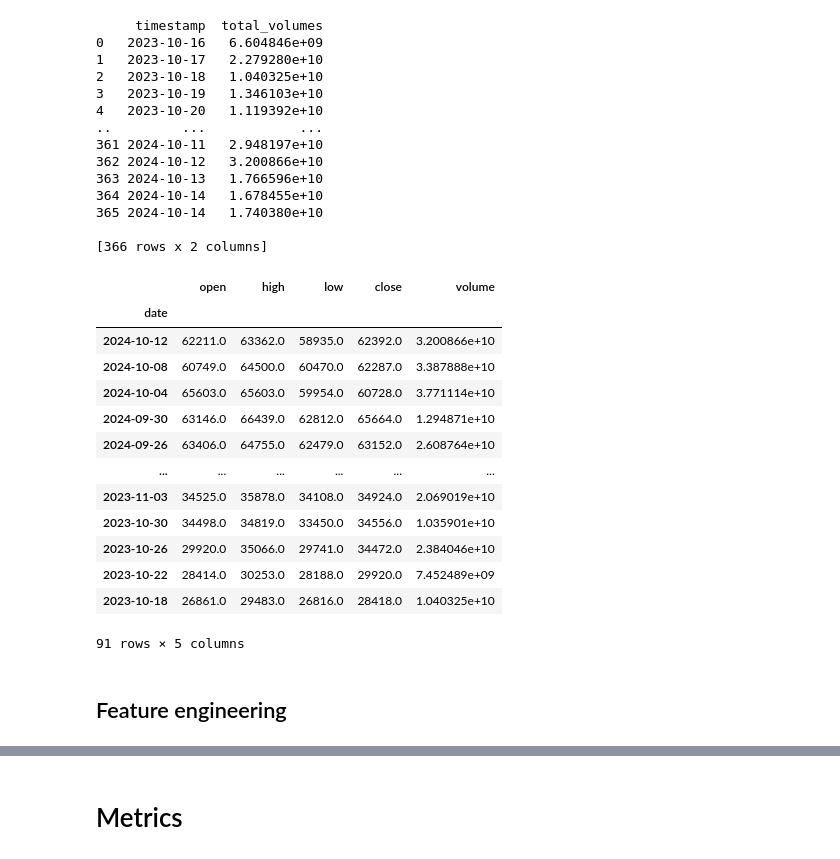
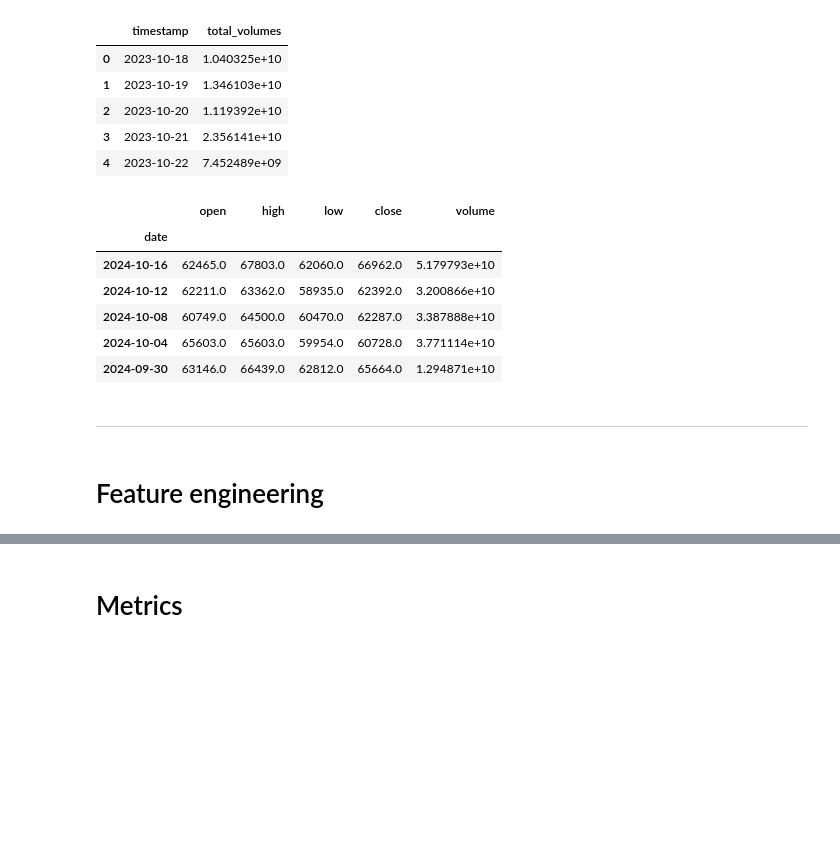
Before and after one commit to Matt-Nelipa/AlgoTrading_bot, a Jupyter notebook: coingecko_api_setup.ipynb, the cells around one changed output, grey strips where cells are left out. Saved outputs shown, nothing was run; the diff lists cells and outputs as text; code cells hidden in the pictures; blank space fills up the shorter version.

```diff
--- a/coingecko_api_setup.ipynb
+++ b/coingecko_api_setup.ipynb
@@ -86,42 +105,28 @@ df = pd.DataFrame(formatted_data, columns=['timestamp', 'prices', 'market_caps',
 df.timestamp = pd.to_datetime(df.timestamp)
 df = df.iloc[:, [0, -1]]
 # Выводим DataFrame
-print(df)
+df.head()
 # %% [output]
-     timestamp  total_volumes
-0   2023-10-16   6.604846e+09
-1   2023-10-17   2.279280e+10
-2   2023-10-18   1.040325e+10
-3   2023-10-19   1.346103e+10
-4   2023-10-20   1.119392e+10
-..         ...            ...
-361 2024-10-11   2.948197e+10
-362 2024-10-12   3.200866e+10
-363 2024-10-13   1.766596e+10
-364 2024-10-14   1.678455e+10
-365 2024-10-14   1.740380e+10
-
-[366 rows x 2 columns]
+|  | timestamp | total_volumes |
+| 0 | 2023-10-18 | 1.040325e+10 |
+| 1 | 2023-10-19 | 1.346103e+10 |
+| 2 | 2023-10-20 | 1.119392e+10 |
+| 3 | 2023-10-21 | 2.356141e+10 |
+| 4 | 2023-10-22 | 7.452489e+09 |
 # %%
-df_final = pd.merge(df_ohlc, df, on='timestamp', how='inner')
+df_final = pd.merge(df_ohlc, df[:365], on='timestamp', how='inner')
 df_final = df_final.rename(columns={'timestamp':'date', 'total_volumes':'volume'}).set_index('date').sort_index(ascending=False)
-df_final
 df_final_copy = df_final.copy()
-df_final_copy
+df_final_copy.head()
 # %% [output]
 |  | open | high | low | close | volume |
 | date |  |  |  |  |  |
+| 2024-10-16 | 62465.0 | 67803.0 | 62060.0 | 66962.0 | 5.179793e+10 |
 | 2024-10-12 | 62211.0 | 63362.0 | 58935.0 | 62392.0 | 3.200866e+10 |
 | 2024-10-08 | 60749.0 | 64500.0 | 60470.0 | 62287.0 | 3.387888e+10 |
 | 2024-10-04 | 65603.0 | 65603.0 | 59954.0 | 60728.0 | 3.771114e+10 |
 | 2024-09-30 | 63146.0 | 66439.0 | 62812.0 | 65664.0 | 1.294871e+10 |
-| 2024-09-26 | 63406.0 | 64755.0 | 62479.0 | 63152.0 | 2.608764e+10 |
-| ... | ... | ... | ... | ... | ... |
-| 2023-11-03 | 34525.0 | 35878.0 | 34108.0 | 34924.0 | 2.069019e+10 |
-| 2023-10-30 | 34498.0 | 34819.0 | 33450.0 | 34556.0 | 1.035901e+10 |
-| 2023-10-26 | 29920.0 | 35066.0 | 29741.0 | 34472.0 | 2.384046e+10 |
-| 2023-10-22 | 28414.0 | 30253.0 | 28188.0 | 29920.0 | 7.452489e+09 |
-| 2023-10-18 | 26861.0 | 29483.0 | 26816.0 | 28418.0 | 1.040325e+10 |
-91 rows × 5 columns
+# %% [markdown]
+<hr>
 # %% [markdown]
-## Feature engineering
+# Feature engineering
```
Also changed, not shown: parts of 26 cells of this notebook, 5 other files.
